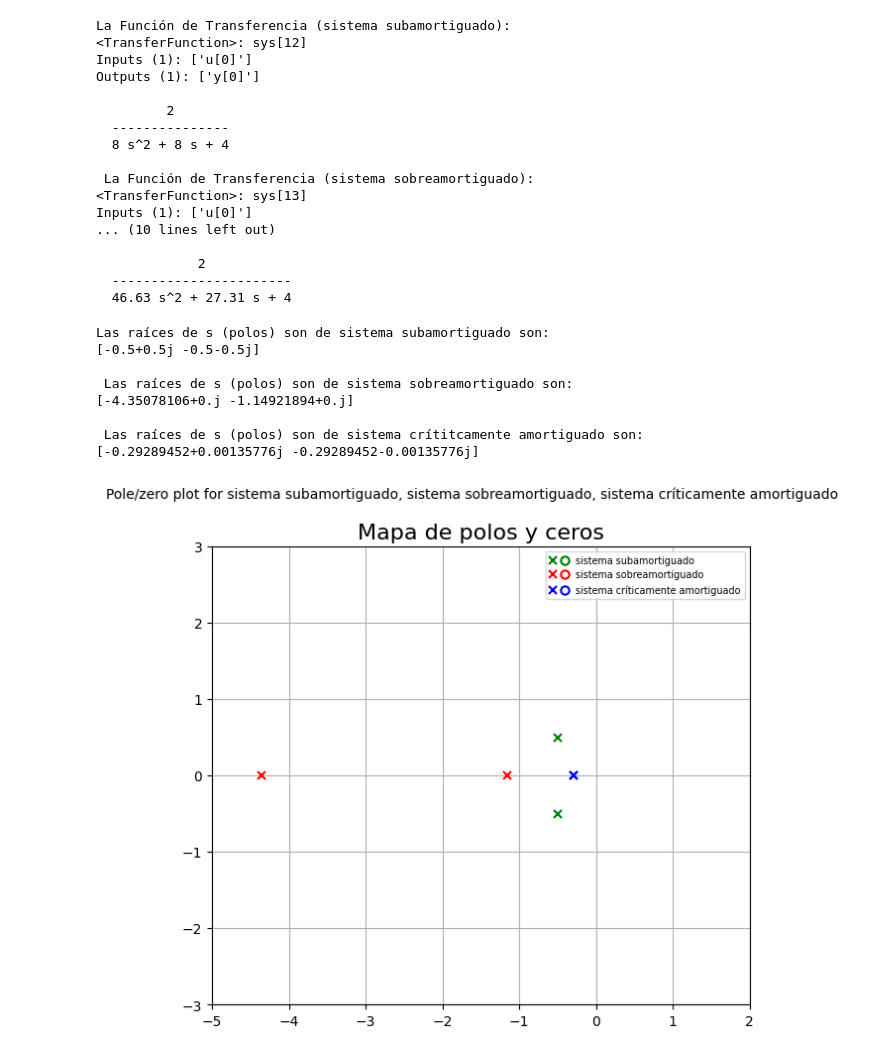
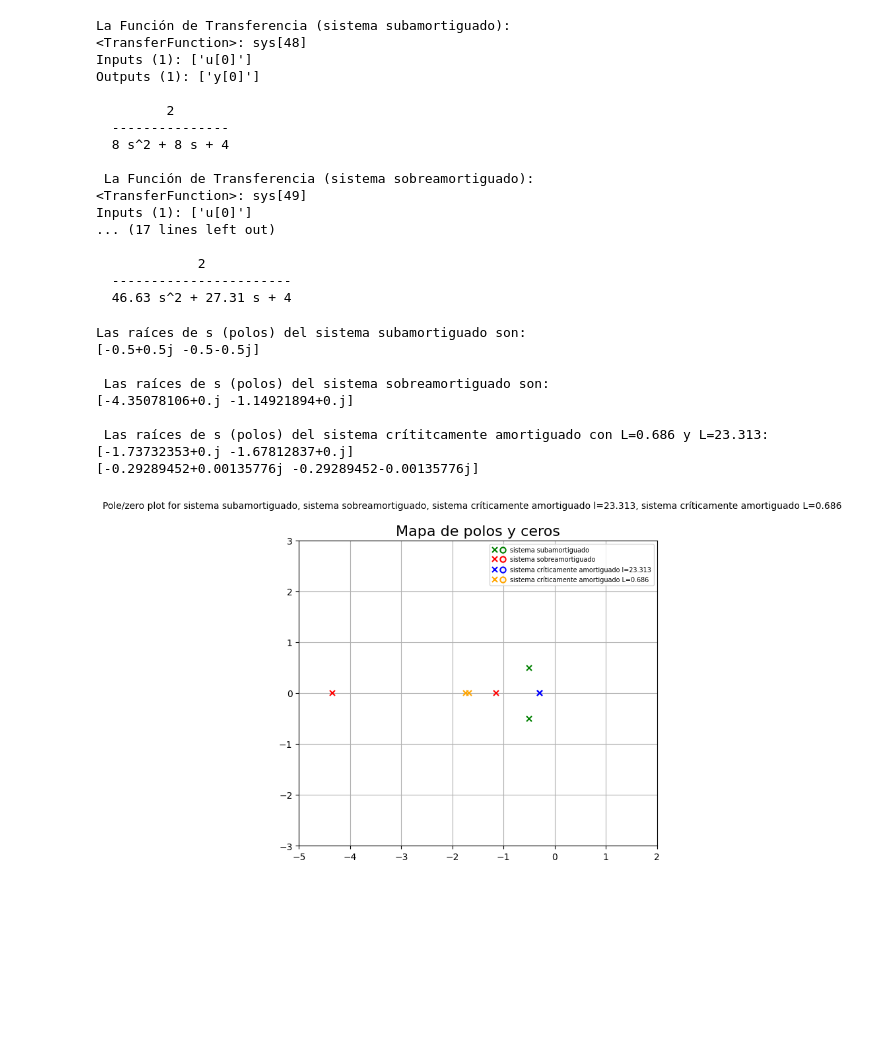
Before and after one commit to HectorPS27/Control-Clasico, a Jupyter notebook: practicas/P_2_02_Respuesta_circuito_segundo_orden.ipynb, the cells around one changed output. Drawn from its saved outputs; the diff is of its cells as text; code cells hidden in the pictures; blank space fills up the shorter version.

```diff
--- a/practicas/P_2_02_Respuesta_circuito_segundo_orden.ipynb
+++ b/practicas/P_2_02_Respuesta_circuito_segundo_orden.ipynb
@@ -121,7 +121,8 @@ R2 = 2     # Ohms
 L_sub = 4      # Henrios
 C = 1      # Faradios
 L_sobre = 0.4      # Henrios
-L_critica = 23.313     # Henrios
+L_critica = 0.686     # Henrios
+L_critica2 = 23.313     # Henrios
 
 # --- Coeficientes de la Función de Transferencia G(s). ---
 # G(s) = num / den
@@ -134,6 +135,9 @@ den_sobre = [L_sobre*C*R1, (L_sobre + R1*R2*C), (R1 + R2)]
 num_critica = [R2]
 den_critica = [L_critica*C*R1, (L_critica + R1*R2*C), (R1 + R2)]
 
+num_critica2 = [R2]
+den_critica2 = [L_critica2*C*R1, (L_critica2 + R1*R2*C), (R1 + R2)]
+
 # --- Creación del objeto Función de Transferencia. ---
 # Usamos la función tf de la biblioteca control.
 sistema_subamortiguado = ct.tf(num_sub, den_sub)
@@ -141,6 +145,8 @@ sistema_subamortiguado = ct.tf(num_sub, den_sub)
 sistema_sobreamortiguado = ct.tf(num_sobre, den_sobre)
 
 sistema_criticamenteamortiguado = ct.tf(num_critica, den_critica)
+
+sistema_criticamenteamortiguado2 = ct.tf(num_critica2, den_critica2)
 
 
 # Imprimir la función de transferencia para verificarla.
@@ -150,11 +156,12 @@ print(sistema_subamortiguado)
 print("\n La Función de Transferencia (sistema sobreamortiguado):")
 print(sistema_sobreamortiguado)
 
-print("\n La Función de Transferencia (sistema críticamente amortiguado):")
+print("\n La Función de Transferencia (sistema críticamente amortiguado con L=0.686 y L=23.313):")
 print(sistema_criticamenteamortiguado)
+print(sistema_criticamenteamortiguado2)
 # %% [output]
 La Función de Transferencia (sistema subamortiguado):
-<TransferFunction>: sys[12]
+<TransferFunction>: sys[48]
 Inputs (1): ['u[0]']
 Outputs (1): ['y[0]']
 
@@ -163,9 +170,9 @@ Outputs (1): ['y[0]']
   8 s^2 + 8 s + 4
 
  La Función de Transferencia (sistema sobreamortiguado):
-<TransferFunction>: sys[13]
+<TransferFunction>: sys[49]
 Inputs (1): ['u[0]']
-... (10 lines left out)
+... (17 lines left out)
 
              2
   -----------------------
@@ -177,44 +184,48 @@ Inputs (1): ['u[0]']
 polos_sub = ct.poles(sistema_subamortiguado)
 polos_sobre = ct.poles(sistema_sobreamortiguado)
 polos_critica = ct.poles(sistema_criticamenteamortiguado)
+polos_critica2 = ct.poles(sistema_criticamenteamortiguado2)
 
 
 
 # Imprimimos el resultado.
-print("Las raíces de s (polos) son de sistema subamortiguado son:")
+print("Las raíces de s (polos) del sistema subamortiguado son:")
 print(polos_sub)
 
-print("\n Las raíces de s (polos) son de sistema sobreamortiguado son:")
+print("\n Las raíces de s (polos) del sistema sobreamortiguado son:")
 print(polos_sobre)
 
-print("\n Las raíces de s (polos) son de sistema crítitcamente amortiguado son:")
+print("\n Las raíces de s (polos) del sistema crítitcamente amortiguado con L=0.686 y L=23.313:")
 print(polos_critica)
+print(polos_critica2)
 
 
 # --- Visualización del Mapa de Polos y Ceros ---
 plt.figure(figsize=(7, 6))
 
 plt.xlim(-5, 2)      # eje real: izquierda y derecha
 plt.ylim(-3, 3)      # eje imaginario: arriba y abajo
 plt.xticks(np.arange(-5, 3, 1))
 plt.yticks(np.arange(-3, 4, 1))
 
 plt.title('Mapa de polos y ceros', fontsize=16)
-ct.pzmap(sistema_subamortiguado, label="sistema subamortiguado", color="g")
-ct.pzmap(sistema_sobreamortiguado, label="sistema sobreamortiguado", color="r")
-ct.pzmap(sistema_criticamenteamortiguado, label="sistema críticamente amortiguado", color="b")
+ct.pzmap(sistema_subamortiguado, label="sistema subamortiguado", color='green')
+ct.pzmap(sistema_sobreamortiguado, label="sistema sobreamortiguado", color='red')
+ct.pzmap(sistema_criticamenteamortiguado2, label="sistema críticamente amortiguado l=23.313", color='blue')
+ct.pzmap(sistema_criticamenteamortiguado, label="sistema críticamente amortiguado L=0.686", color='orange')
 plt.grid(True)
 plt.show()
 # %% [output]
-Las raíces de s (polos) son de sistema subamortiguado son:
+Las raíces de s (polos) del sistema subamortiguado son:
 [-0.5+0.5j -0.5-0.5j]
 
- Las raíces de s (polos) son de sistema sobreamortiguado son:
+ Las raíces de s (polos) del sistema sobreamortiguado son:
 [-4.35078106+0.j -1.14921894+0.j]
 
- Las raíces de s (polos) son de sistema crítitcamente amortiguado son:
+ Las raíces de s (polos) del sistema crítitcamente amortiguado con L=0.686 y L=23.313:
+[-1.73732353+0.j -1.67812837+0.j]
 [-0.29289452+0.00135776j -0.29289452-0.00135776j]
-[figure, old version]
+[figure, new version]
 # %%
 # --- Simulación de la respuesta al escalón unitario. ---
 # Calculamos la respuesta del sistema a una entrada de 1 V.
```
Also changed, not shown: parts of 1 cell of this notebook.
